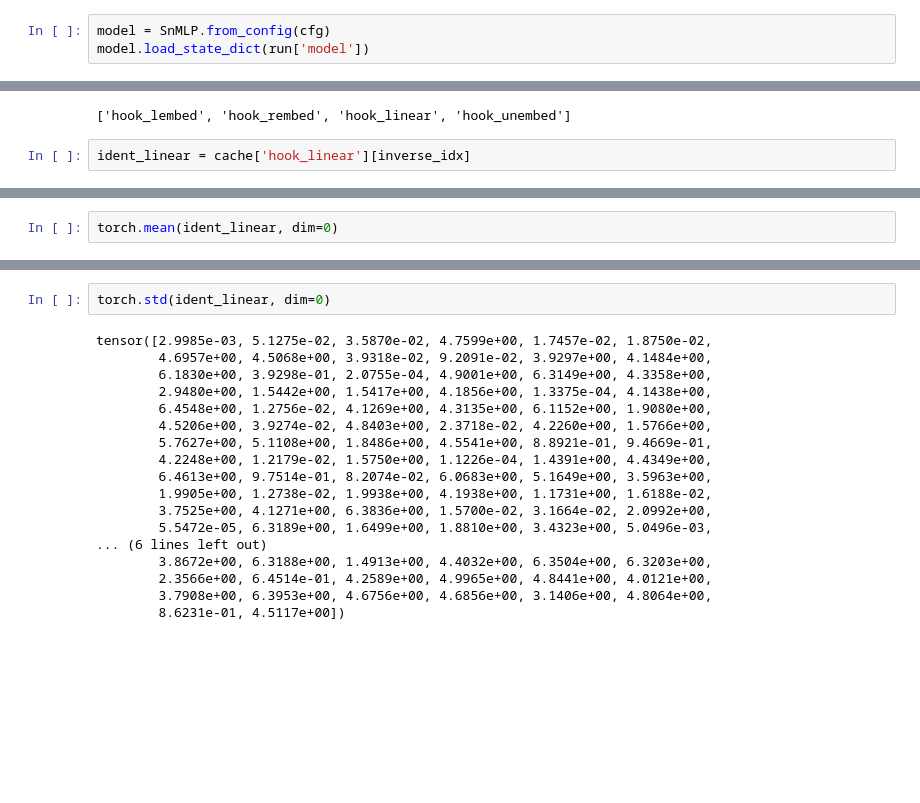
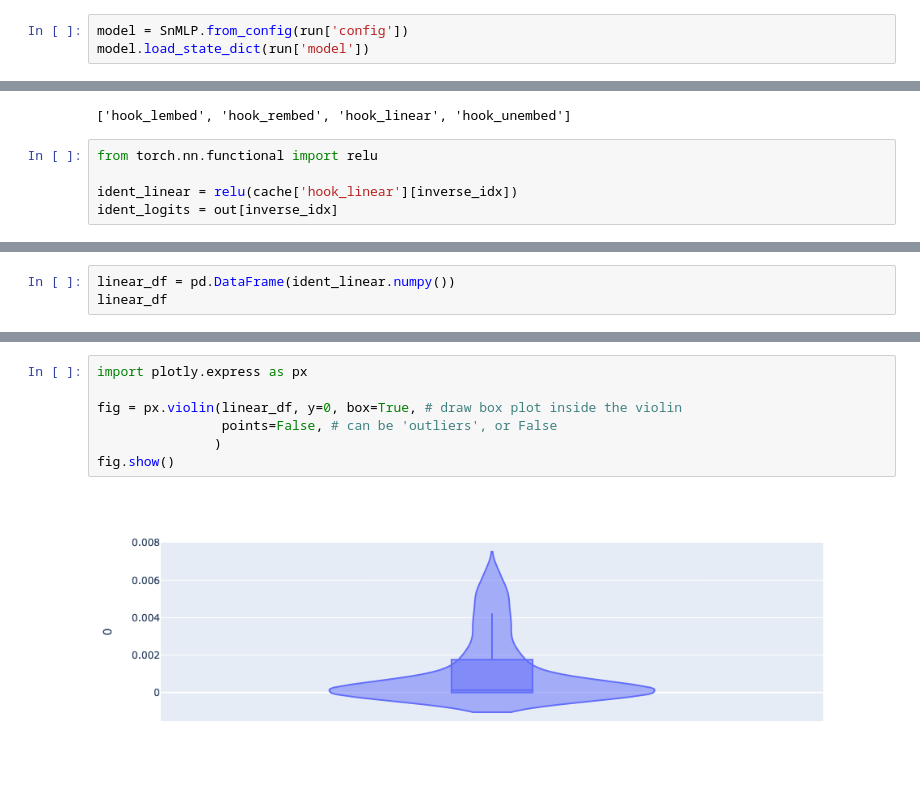
Before and after one commit to dashstander/sn-grok, a Jupyter notebook: mlp_vis.ipynb, the cells around one changed output, grey strips where cells are left out. Cells and saved outputs as stored; diff of their text form; blank space fills up the shorter version.

```diff
--- a/mlp_vis.ipynb
+++ b/mlp_vis.ipynb
@@ -33,5 +13,5 @@ cfg = dict(embed_dim = 256, model_dim = 128, vocab_size = 120, tie_lr = False)
 # %%
-model = SnMLP.from_config(cfg)
+model = SnMLP.from_config(run['config'])
 model.load_state_dict(run['model'])
 # %% [output]
 <All keys matched successfully>
@@ -77,5 +47,8 @@ list(cache.keys())
 # %% [output]
 ['hook_lembed', 'hook_rembed', 'hook_linear', 'hook_unembed']
 # %%
-ident_linear = cache['hook_linear'][inverse_idx]
+from torch.nn.functional import relu
+
+ident_linear = relu(cache['hook_linear'][inverse_idx])
+ident_logits = out[inverse_idx]
 # %%
@@ -121,3 +60,4 @@ tensor([-1.6899e-03, -2.0931e-04, -1.3496e-04, -3.3052e+00,  1.2944e-02,
 # %%
-torch.mean(ident_linear, dim=0)
+linear_df = pd.DataFrame(ident_linear.numpy())
+linear_df
 # %% [output]
@@ -141,20 +115,9 @@ tensor([ 6.9815e-05, -3.1317e-03, -8.1124e-04, -1.6390e-03,  4.1553e-05,
 # %%
-torch.std(ident_linear, dim=0)
+import plotly.express as px
+
+fig = px.violin(linear_df, y=0, box=True, # draw box plot inside the violin
+                points=False, # can be 'outliers', or False
+               )
+fig.show()
 # %% [output]
-tensor([2.9985e-03, 5.1275e-02, 3.5870e-02, 4.7599e+00, 1.7457e-02, 1.8750e-02,
-        4.6957e+00, 4.5068e+00, 3.9318e-02, 9.2091e-02, 3.9297e+00, 4.1484e+00,
-        6.1830e+00, 3.9298e-01, 2.0755e-04, 4.9001e+00, 6.3149e+00, 4.3358e+00,
-        2.9480e+00, 1.5442e+00, 1.5417e+00, 4.1856e+00, 1.3375e-04, 4.1438e+00,
-        6.4548e+00, 1.2756e-02, 4.1269e+00, 4.3135e+00, 6.1152e+00, 1.9080e+00,
-        4.5206e+00, 3.9274e-02, 4.8403e+00, 2.3718e-02, 4.2260e+00, 1.5766e+00,
-        5.7627e+00, 5.1108e+00, 1.8486e+00, 4.5541e+00, 8.8921e-01, 9.4669e-01,
-        4.2248e+00, 1.2179e-02, 1.5750e+00, 1.1226e-04, 1.4391e+00, 4.4349e+00,
-        6.4613e+00, 9.7514e-01, 8.2074e-02, 6.0683e+00, 5.1649e+00, 3.5963e+00,
-        1.9905e+00, 1.2738e-02, 1.9938e+00, 4.1938e+00, 1.1731e+00, 1.6188e-02,
-        3.7525e+00, 4.1271e+00, 6.3836e+00, 1.5700e-02, 3.1664e-02, 2.0992e+00,
-        5.5472e-05, 6.3189e+00, 1.6499e+00, 1.8810e+00, 3.4323e+00, 5.0496e-03,
-... (6 lines left out)
-        3.8672e+00, 6.3188e+00, 1.4913e+00, 4.4032e+00, 6.3504e+00, 6.3203e+00,
-        2.3566e+00, 6.4514e-01, 4.2589e+00, 4.9965e+00, 4.8441e+00, 4.0121e+00,
-        3.7908e+00, 6.3953e+00, 4.6756e+00, 4.6856e+00, 3.1406e+00, 4.8064e+00,
-        8.6231e-01, 4.5117e+00])
+[figure, added]
```
Also changed, not shown: parts of 15 cells of this notebook, 2 other files.
